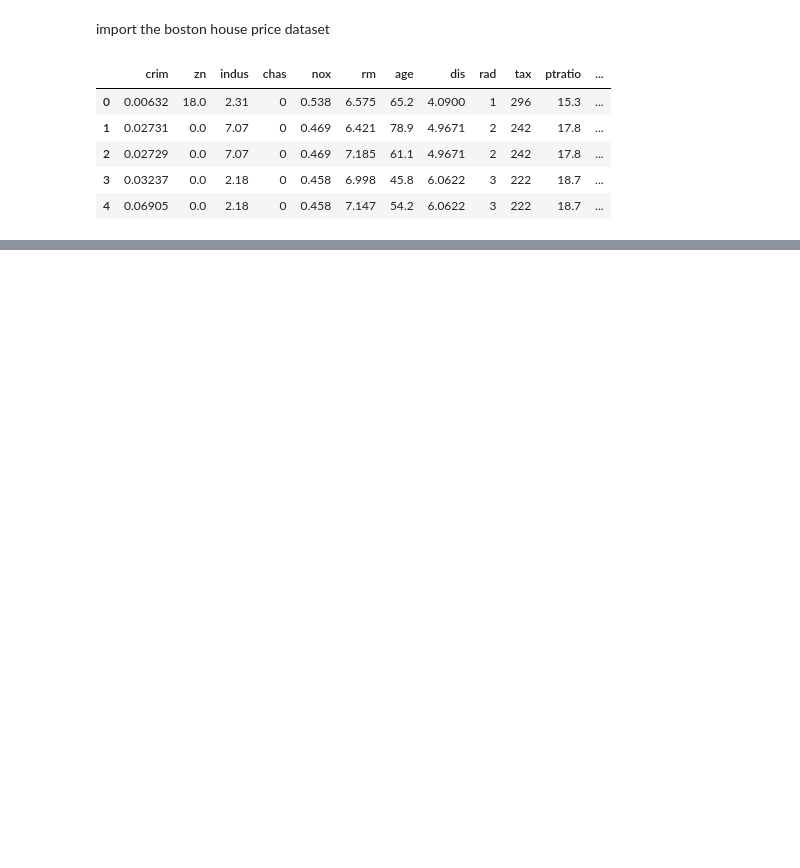
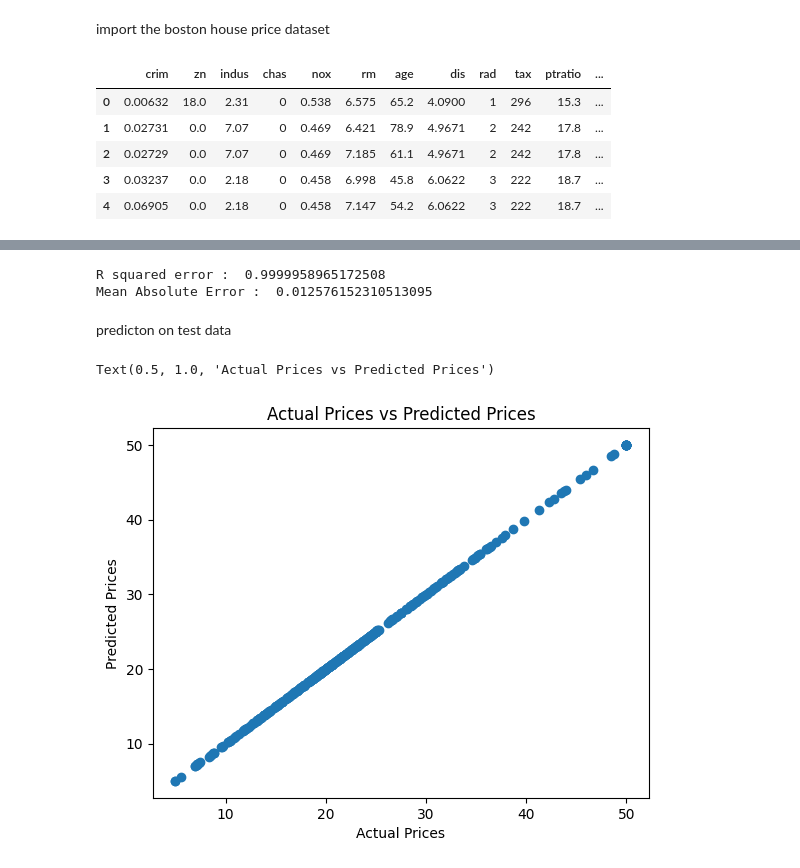
Before and after one commit to YuvinNavod/Python-Machine-Learning-Projects, a Jupyter notebook: 03_House_Price_Prediction_.ipynb, the cells around one changed output, grey strips where cells are left out. Cells and saved outputs as stored; diff of their text form; code cells hidden in the pictures; blank space fills up the shorter version.

```diff
--- a/03_House_Price_Prediction_.ipynb
+++ b/03_House_Price_Prediction_.ipynb
@@ -25,0 +108,2 @@ house_price_dataset.head()
+# %%
+X_train,X_test,Y_train,Y_test=train_test_split(x,y,test_size=0.2, random_state=1)
@@ -25,0 +116,7 @@ house_price_dataset.head()
+# %%
+#XGBoost Regressor
+#loading the model
+model = XGBRegressor()
+# %%
+#TRANIG THE MODEL
+model.fit(X_train,Y_train)
@@ -25,0 +139,4 @@ house_price_dataset.head()
+# %%
+#accuracy
+training_data_prediction = model.predict(X_train)
+print(training_data_prediction)
@@ -25,0 +161,22 @@ house_price_dataset.head()
+# %%
+#R suared error
+score_1 = metrics.r2_score(Y_train,training_data_prediction)
+print("R squared error : ",score_1)
+
+#mean absolute error
+Score_2 = metrics.mean_absolute_error(Y_train,training_data_prediction)
+print("Mean Absolute Error : ",Score_2)
+# %% [output]
+R squared error :  0.9999958965172508
+Mean Absolute Error :  0.012576152310513095
+# %% [markdown]
+predicton on test data
+# %%
+#visualizig actual and prediction price
+plt.scatter(Y_train,training_data_prediction)
+plt.xlabel("Actual Prices")
+plt.ylabel("Predicted Prices")
+plt.title("Actual Prices vs Predicted Prices")
+# %% [output]
+Text(0.5, 1.0, 'Actual Prices vs Predicted Prices')
+[figure, added]
```
Also changed, not shown: parts of 20 cells of this notebook.
